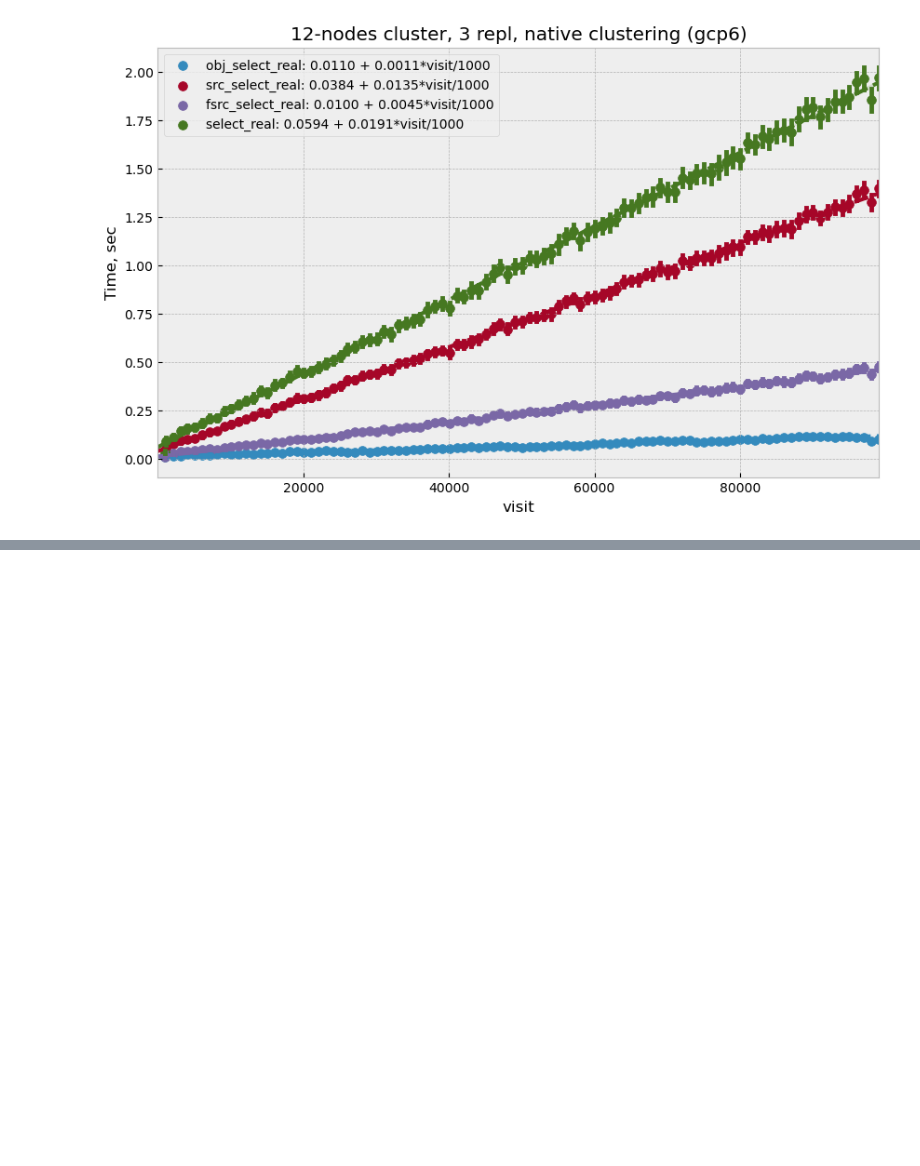
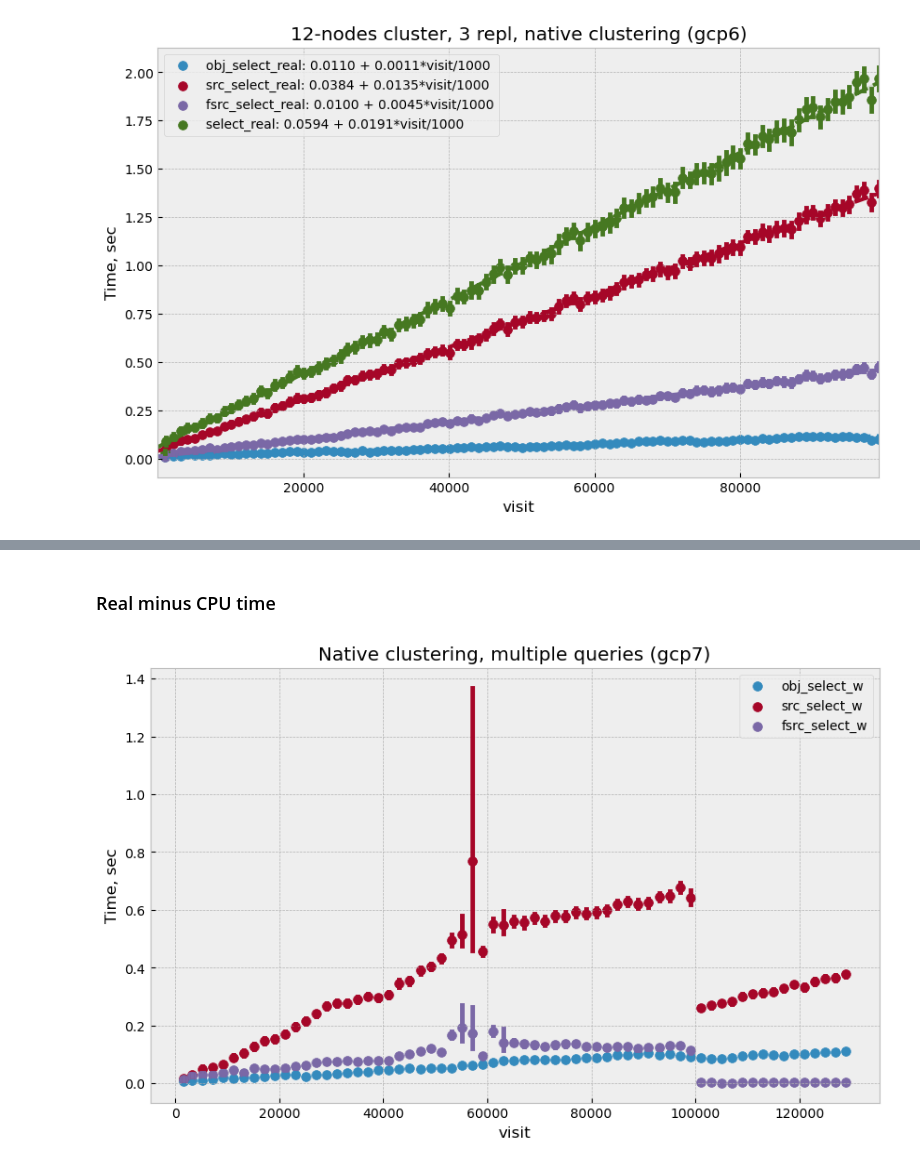
Before and after one commit to lsst-dm/l1dbproto-notebooks, a Jupyter notebook: DM-28522 GCP Cassandra native patitioning.ipynb, the cells around one changed output, grey strips where cells are left out. Drawn from its saved outputs; the diff is of its cells as text; code cells hidden in the pictures; blank space fills up the shorter version.

```diff
--- a/DM-28522 GCP Cassandra native patitioning.ipynb
+++ b/DM-28522 GCP Cassandra native patitioning.ipynb
@@ -78,0 +123,10 @@ plots.plot_fit_times(df_cass[:9999], cols, fit_mode="poly", nbins=100, title=tit
+# %% [markdown]
+### Real minus CPU time
+# %%
+df_cass["obj_select_w"] = df_cass["obj_select_real"] - df_cass["obj_select_cpu"]
+df_cass["src_select_w"] = df_cass["src_select_real"] - df_cass["src_select_cpu"]
+df_cass["fsrc_select_w"] = df_cass["fsrc_select_real"] - df_cass["fsrc_select_cpu"]
+plots.plot_fit_times(df_cass, ["obj_select_w", "src_select_w", "fsrc_select_w"],
+                     title=title, fit_mode=None, nbins=65);
+# %% [output]
+[figure, added]
```
Also changed, not shown: parts of 8 cells of this notebook.
